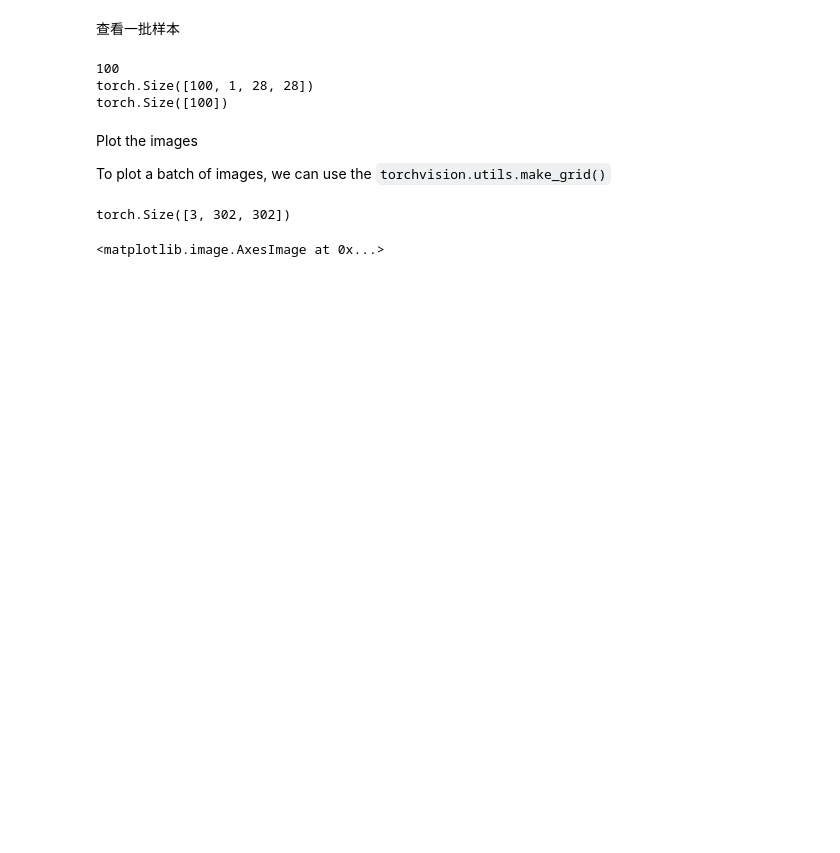
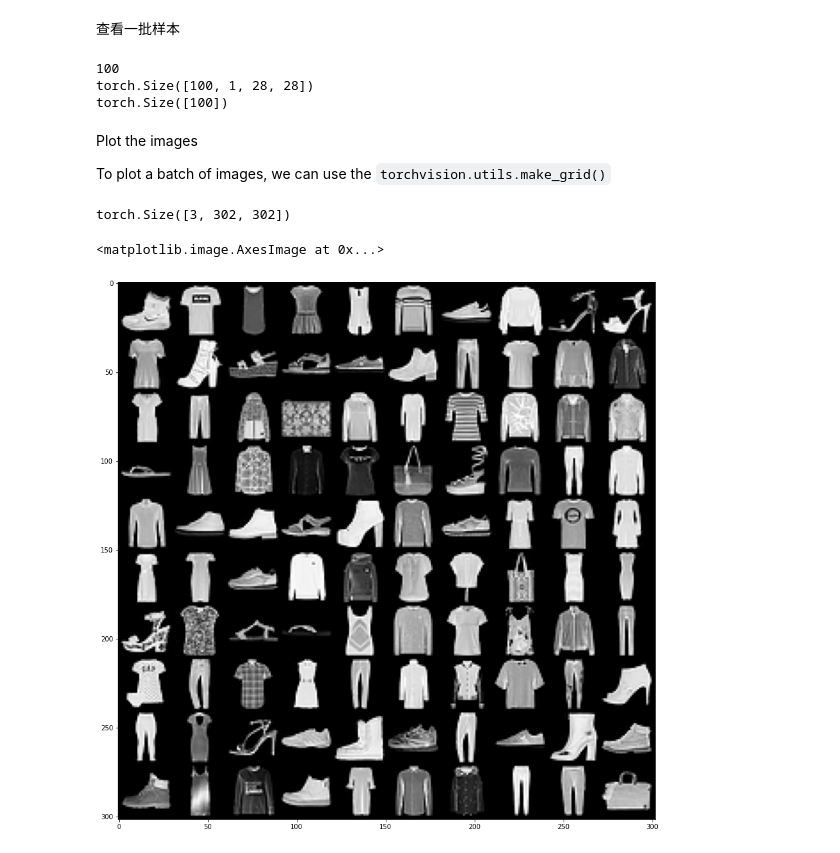
Before and after one commit to HiHaker/learn-DL, a Jupyter notebook: 动手学深度学习/learn_torch.ipynb, the cells around one changed output. Drawn from its saved outputs; the diff is of its cells as text; code cells hidden in the pictures; blank space fills up the shorter version.

```diff
--- a/动手学深度学习/learn_torch.ipynb
+++ b/动手学深度学习/learn_torch.ipynb
@@ -704,8 +714,12 @@ To plot a batch of images, we can use the `torchvision.utils.make_grid()`
 # %%
 grid = torchvision.utils.make_grid(images, nrow=10) # nrow表示each row放几个样本
 print(grid.shape)
-plt.figure(figsize=(15,15))
-plt.imshow(np.transpose(grid, (1,2,0)))
+grid = transforms.ToPILImage()(grid)
 # %% [output]
 torch.Size([3, 302, 302])
-<matplotlib.image.AxesImage at 0x...>
+# %%
+plt.figure(figsize=(15,15))
+plt.imshow(grid)
+# %% [output]
+<matplotlib.image.AxesImage at 0x...>
+[figure, added]
```
Also changed, not shown: parts of 15 cells of this notebook, 2 other files.
